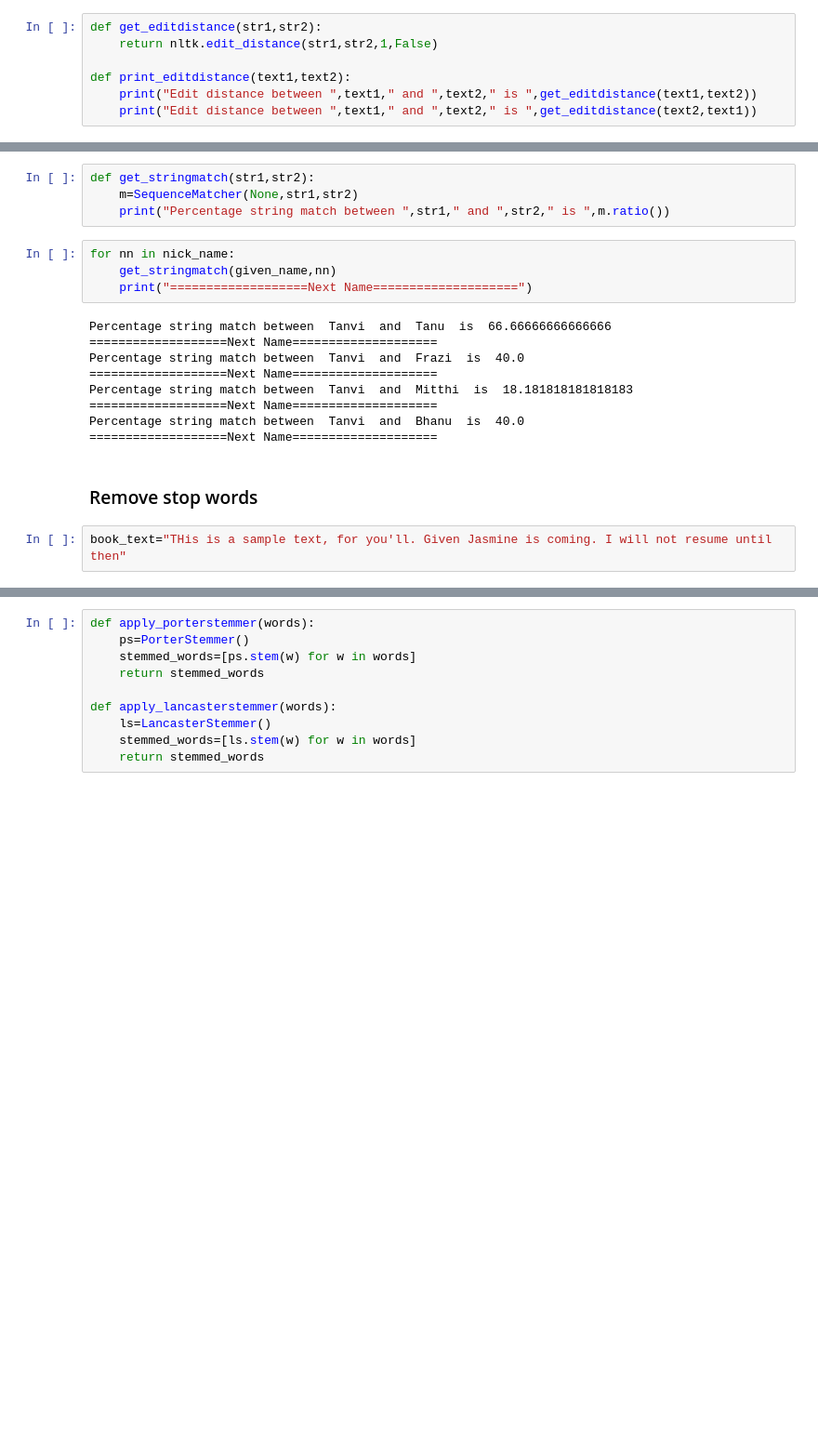
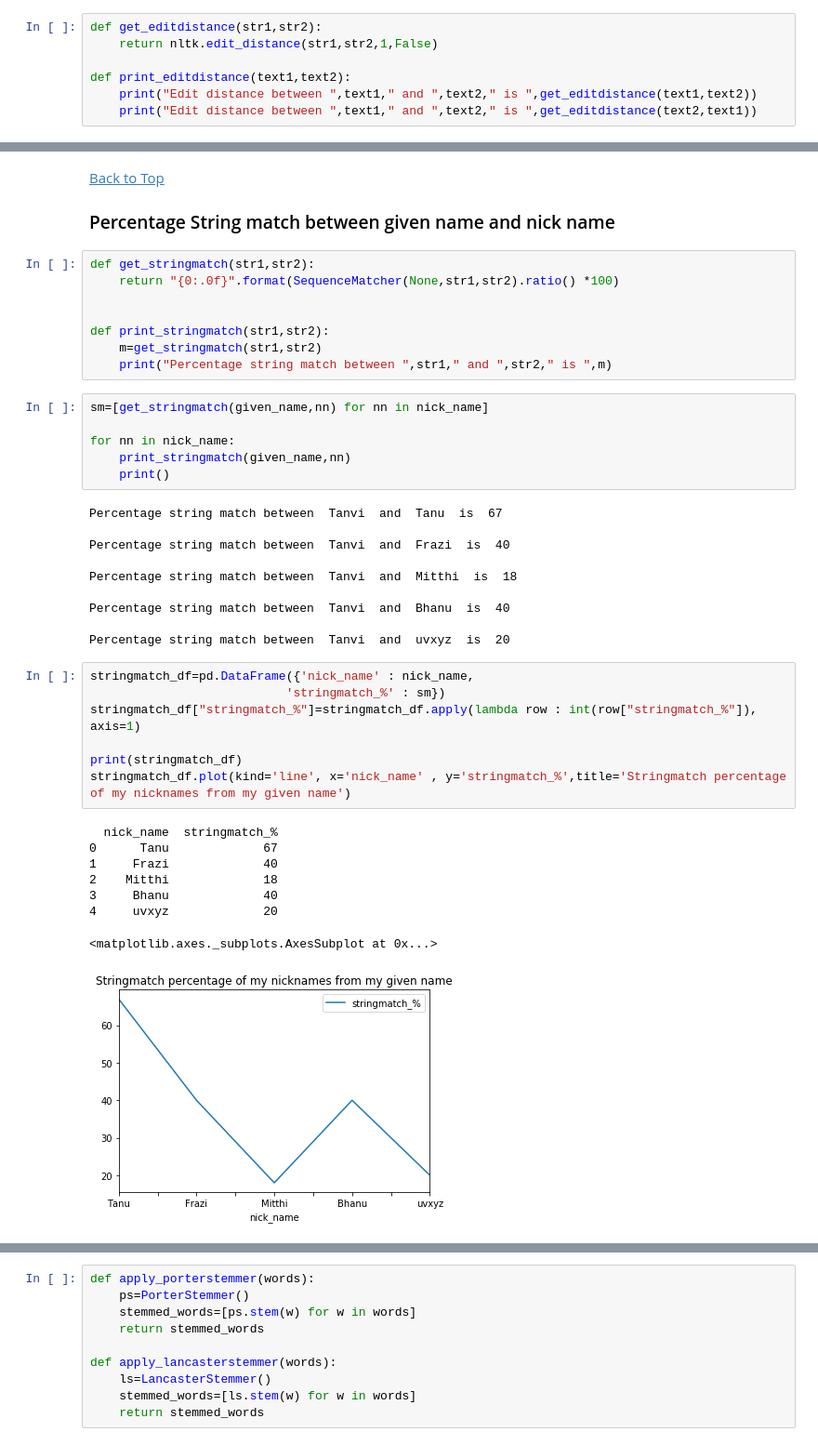
Before and after one commit to tanvi-arora/ApplieNLP, a Jupyter notebook: NLP_UnderstandingText.ipynb, the cells around one changed output, grey strips where cells are left out. Shown: that part at 93% size. Drawn from its saved outputs; the diff is of its cells as text; blank space fills up the shorter version.

```diff
--- a/NLP_UnderstandingText.ipynb
+++ b/NLP_UnderstandingText.ipynb
@@ -60,21 +104,44 @@ Edit distance between  Tanvi  and  Bhanu  is  4
+# %% [markdown]
+<a id="percentstringmatch"></a>
+<a href="#top">Back to Top</a>
+### Percentage String match between given name and nick name
 # %%
 def get_stringmatch(str1,str2):
-    m=SequenceMatcher(None,str1,str2)
-    print("Percentage string match between ",str1," and ",str2," is ",m.ratio())
+    return "{0:.0f}".format(SequenceMatcher(None,str1,str2).ratio() *100)
+
+
+def print_stringmatch(str1,str2):
+    m=get_stringmatch(str1,str2)
+    print("Percentage string match between ",str1," and ",str2," is ",m)
 # %%
+sm=[get_stringmatch(given_name,nn) for nn in nick_name]
+
 for nn in nick_name:
-    get_stringmatch(given_name,nn)
-    print("===================Next Name====================")
+    print_stringmatch(given_name,nn)
+    print()
 # %% [output]
-Percentage string match between  Tanvi  and  Tanu  is  66.66666666666666
-===================Next Name====================
-Percentage string match between  Tanvi  and  Frazi  is  40.0
-===================Next Name====================
-Percentage string match between  Tanvi  and  Mitthi  is  18.181818181818183
-===================Next Name====================
-Percentage string match between  Tanvi  and  Bhanu  is  40.0
-===================Next Name====================
+Percentage string match between  Tanvi  and  Tanu  is  67
+
+Percentage string match between  Tanvi  and  Frazi  is  40
+
+Percentage string match between  Tanvi  and  Mitthi  is  18
+
+Percentage string match between  Tanvi  and  Bhanu  is  40
+
+Percentage string match between  Tanvi  and  uvxyz  is  20
-# %% [markdown]
-### Remove stop words
-# %%
-book_text="THis is a sample text, for you'll. Given Jasmine is coming. I will not resume until then"
+# %%
+stringmatch_df=pd.DataFrame({'nick_name' : nick_name,
+                           'stringmatch_%' : sm})
+stringmatch_df["stringmatch_%"]=stringmatch_df.apply(lambda row : int(row["stringmatch_%"]), axis=1)
+
+print(stringmatch_df)
+stringmatch_df.plot(kind='line', x='nick_name' , y='stringmatch_%',title='Stringmatch percentage of my nicknames from my given name')
+# %% [output]
+  nick_name  stringmatch_%
+0      Tanu             67
+1     Frazi             40
+2    Mitthi             18
+3     Bhanu             40
+4     uvxyz             20
+<matplotlib.axes._subplots.AxesSubplot at 0x...>
+[figure, added]
```
Also changed, not shown: parts of 26 cells of this notebook.
